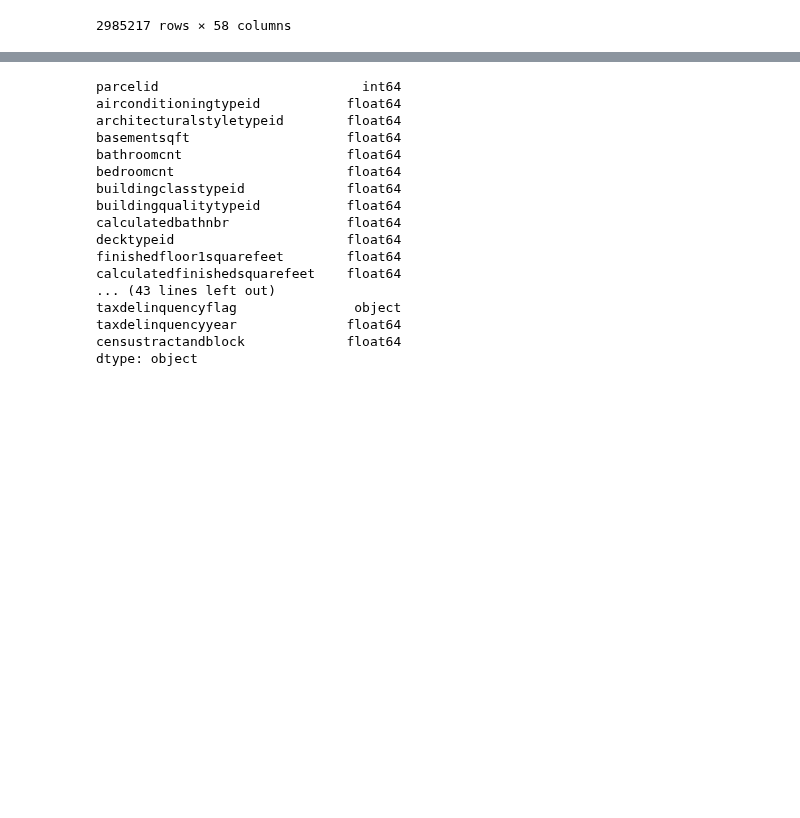
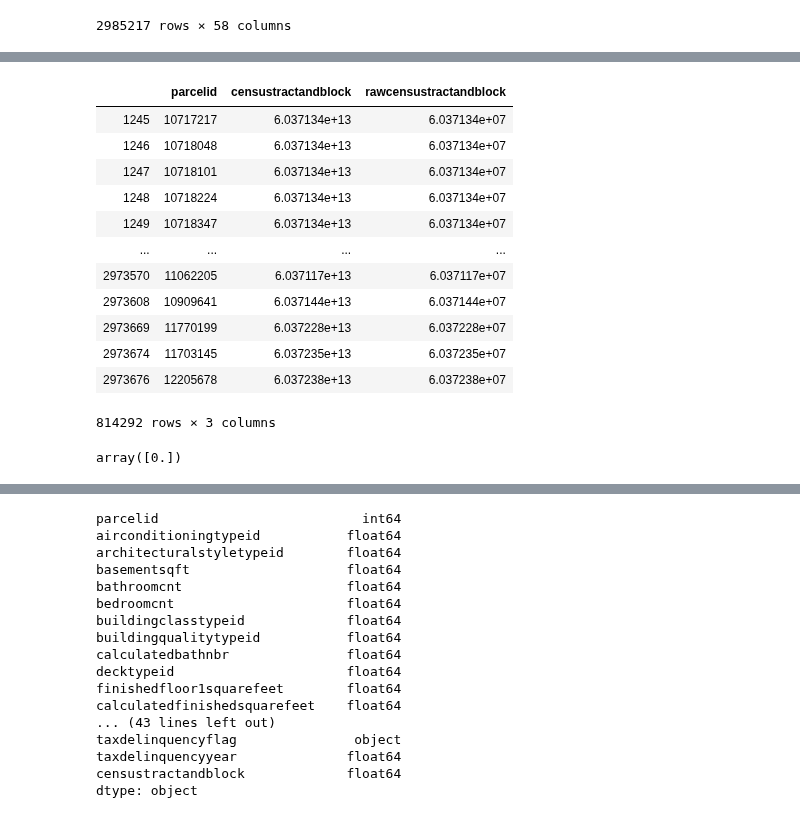
Before and after one commit to haggarw3/daft-miami-1019-labs, a Jupyter notebook: module-3/Final Project.ipynb, the cells around one changed output, grey strips where cells are left out. Cells and saved outputs as stored; diff of their text form; code cells hidden in the pictures; blank space fills up the shorter version.

```diff
--- a/module-3/Final Project.ipynb
+++ b/module-3/Final Project.ipynb
@@ -71,0 +71,22 @@ zillow_2016_dropped1
+# %%
+zillow_2016['fireplaceflag'].fillna("False", inplace = True)
+zillow_2016['hashottuborspa'].fillna("False", inplace = True)
+zillow_2016['airconditioningtypeid'].fillna(5.0, inplace = True)
+zillow_2016['basementsqft'].fillna(0., inplace = True)
+zillow_2016['bathroomcnt'].fillna(0., inplace = True)
+zillow_2016['bedroomcnt'].fillna(0., inplace = True)
+zillow_2016['fireplacecnt'].fillna(0., inplace = True)
+zillow_2016['fullbathcnt'].fillna(0., inplace = True)
+zillow_2016['calculatedbathnbr'].fillna(0., inplace = True)
+zillow_2016['garagecarcnt'].fillna(0., inplace = True)
+zillow_2016['heatingorsystemtypeid'].fillna(13., inplace = True)
+zillow_2016['poolcnt'].fillna(0., inplace = True)
+zillow_2016['pooltypeid10'].fillna(0., inplace = True)
+zillow_2016['pooltypeid2'].fillna(0., inplace = True)
+zillow_2016['pooltypeid7'].fillna(0., inplace = True)
+zillow_2016['roomcnt'].fillna(0., inplace = True)
+zillow_2016['threequarterbathnbr'].fillna(0., inplace = True)
+zillow_2016['typeconstructiontypeid'].fillna(0., inplace = True)
+zillow_2016['numberofstories'].fillna(0., inplace = True)
+zillow_2016['taxdelinquencyflag'].fillna('N', inplace = True)
+zillow_2016['garagetotalsqft'].fillna(0., inplace = True)
@@ -71,0 +169,20 @@ zillow_2016_dropped1
+# %%
+zillow_2016[['parcelid', 'censustractandblock', 'rawcensustractandblock']]
+# %% [output]
+|  | parcelid | censustractandblock | rawcensustractandblock |
+| 1245 | 10717217 | 6.037134e+13 | 6.037134e+07 |
+| 1246 | 10718048 | 6.037134e+13 | 6.037134e+07 |
+| 1247 | 10718101 | 6.037134e+13 | 6.037134e+07 |
+| 1248 | 10718224 | 6.037134e+13 | 6.037134e+07 |
+| 1249 | 10718347 | 6.037134e+13 | 6.037134e+07 |
+| ... | ... | ... | ... |
+| 2973570 | 11062205 | 6.037117e+13 | 6.037117e+07 |
+| 2973608 | 10909641 | 6.037144e+13 | 6.037144e+07 |
+| 2973669 | 11770199 | 6.037228e+13 | 6.037228e+07 |
+| 2973674 | 11703145 | 6.037235e+13 | 6.037235e+07 |
+| 2973676 | 12205678 | 6.037238e+13 | 6.037238e+07 |
+814292 rows × 3 columns
+# %%
+zillow_2016['pooltypeid2'].unique()
+# %% [output]
+array([0.])
```
Also changed, not shown: parts of 10 cells of this notebook, 1 other file.
